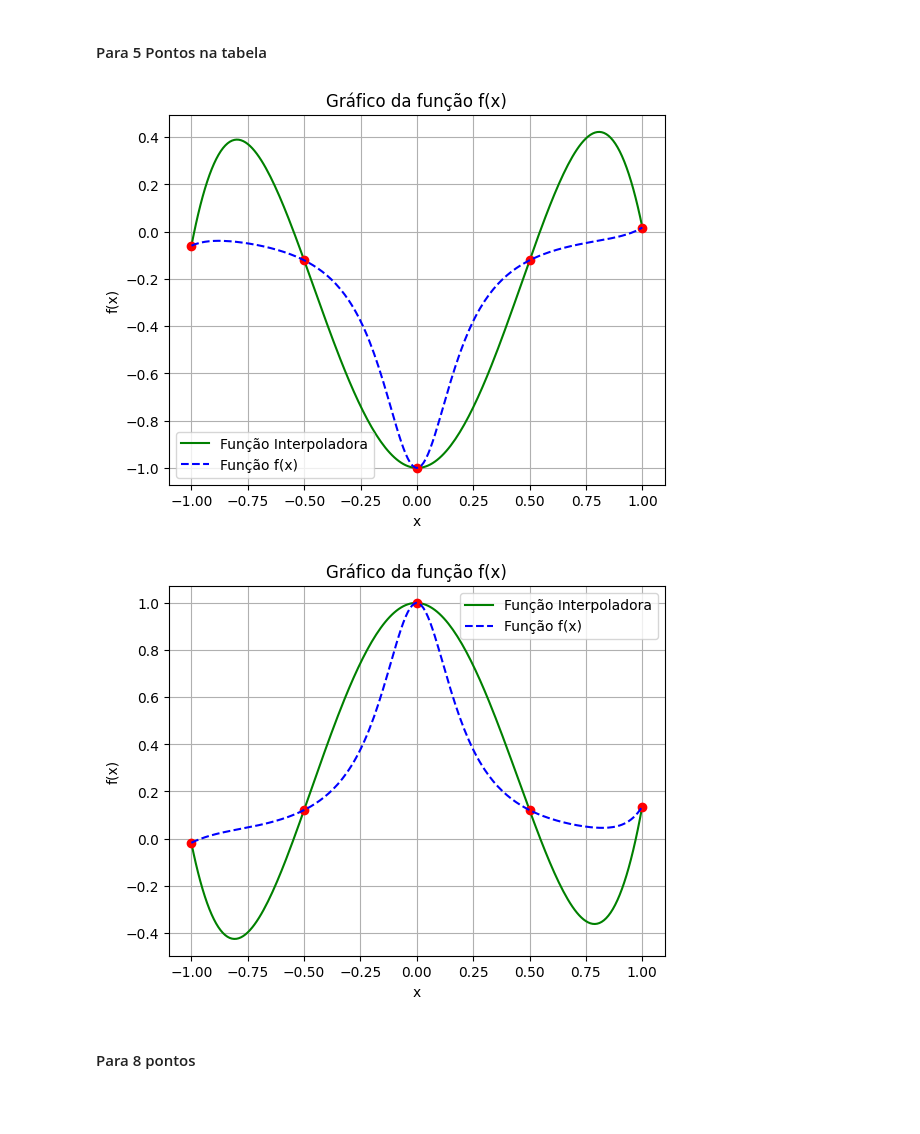
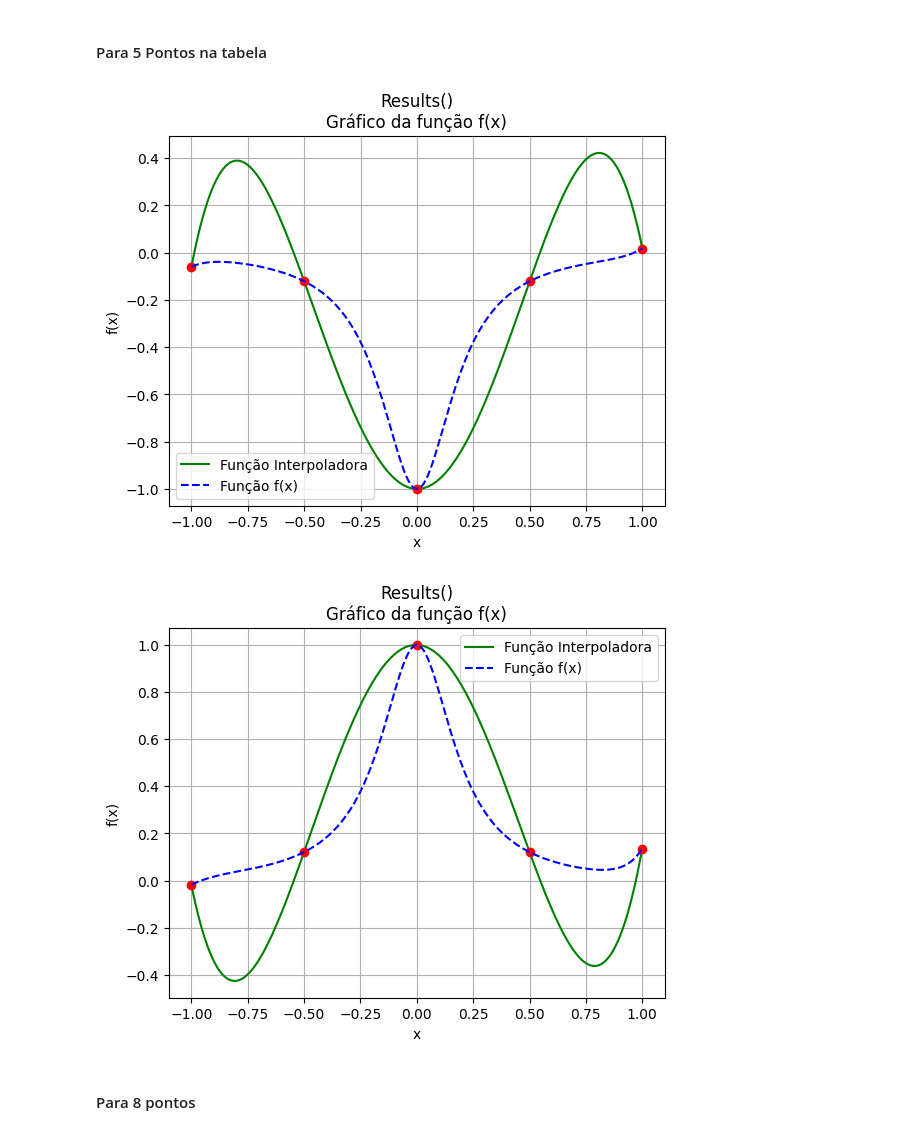
Before and after one commit to syannekaroline/MatematicaComputacional, a Jupyter notebook: ExercícioPratico05_Interpolacao.ipynb, the cells around one changed output. Drawn from its saved outputs; the diff is of its cells as text; code cells hidden in the pictures; blank space fills up the shorter version.

Commit message:
fix: sline e interpolação

```diff
--- a/ExercícioPratico05_Interpolacao.ipynb
+++ b/ExercícioPratico05_Interpolacao.ipynb
@@ -72,6 +81,14 @@ p=interpLagrangeGrafico(x,y)
 # %%
 
 def interpNewton(x, y, xi):
+  """Função calcula a interpolação pela forma de newton.\n
+  Parâmetros:\n
+  x = ponto x tabelado.\n
+  y = ponto y tabelado\n
+  xi= Ponto da Interpolação.\n
+  Retorno:\n
+  yp = valor interpolado de xi."""
+
   #Número de dados
   n = len(x)
   #Inicialização da diferença dividida: n x n
@@ -87,8 +104,9 @@ def interpNewton(x, y, xi):
       fdd[i][j] = (fdd[i+1][j-1] - fdd[i][j-1])/(x[i+j]-x[i])
 
   # Imprimindo diferenças divididas.
+  # print("Tabela das diferenças Divididas:\n")
   # fdd_table = pd.DataFrame(fdd)
-  #print(fdd_table)
+  # print(fdd_table)
 
   #Interpolação para xi.
   xterm = 1
@@ -120,8 +138,10 @@ def interpNewtonGrafico(x,y,ShowGraph=True):
     for i in range(n-j):
       fdd[i][j] = (fdd[i+1][j-1] - fdd[i][j-1])/(x[i+j]-x[i])
 
-  #fdd_table = pd.DataFrame(fdd)
-  #print(fdd_table)
+  # print(" < Tabela de diferenças divididas >\n")
+  # fdd_table = pd.DataFrame(fdd)
+  # print(fdd_table)
+
   yt = []
 
   for xi in Intervalo:
@@ -142,6 +162,7 @@ def interpNewtonGrafico(x,y,ShowGraph=True):
   return yt
 # %%
 def Results(f,pontosx,pontosy):
+    """Função que plota os valores de f em pontos tabelados juntamente com a função interpoladora calculada pelo método de newton.\n"""
     x=np.arange(min(pontosx),max(pontosx)+0.0001,0.01)
     y= f(x)
     yt = []
@@ -153,7 +174,7 @@ def Results(f,pontosx,pontosy):
     plt.plot(x, y,'b--', label= 'Função f(x)')
     plt.xlabel('x')
     plt.ylabel('f(x)')
-    plt.title('Gráfico da função f(x)')
+    plt.title('Results()\nGráfico da função f(x)')
     plt.legend()
     plt.grid(True)
     plt.show()
@@ -181,17 +204,17 @@ polynomial_18 = lambda x: (x**18 + 2*x**15 + np.cos(x))/ (1 + 25 * x ** 2)
 # %% [markdown]
 #### Para 5 Pontos na tabela
 # %%
-x = np.arange(-1, 1.1, 0.5)
+x = np.linspace(-1, 1, 5)
 pontosy= list(map(polynomial_15, x))
 Results(polynomial_15,x,pontosy)
 # %% [output]
-[figure, old version]
+[figure, new version]
 # %%
-x = np.arange(-1, 1.1, 0.5)
+x = np.linspace(-1, 1, 5)
 pontosy= list(map(polynomial_18, x))
 Results(polynomial_18,x,pontosy)
 # %% [output]
-[figure, old version]
+[figure, new version]
 # %% [markdown]
 #### Para 8 pontos
 # %%
```
Also changed, not shown: parts of 13 cells of this notebook, 7 other files.
